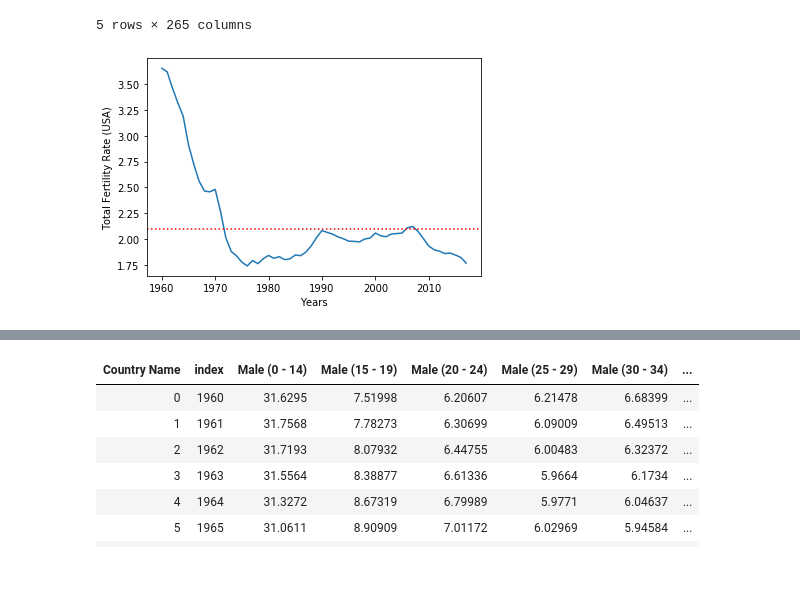
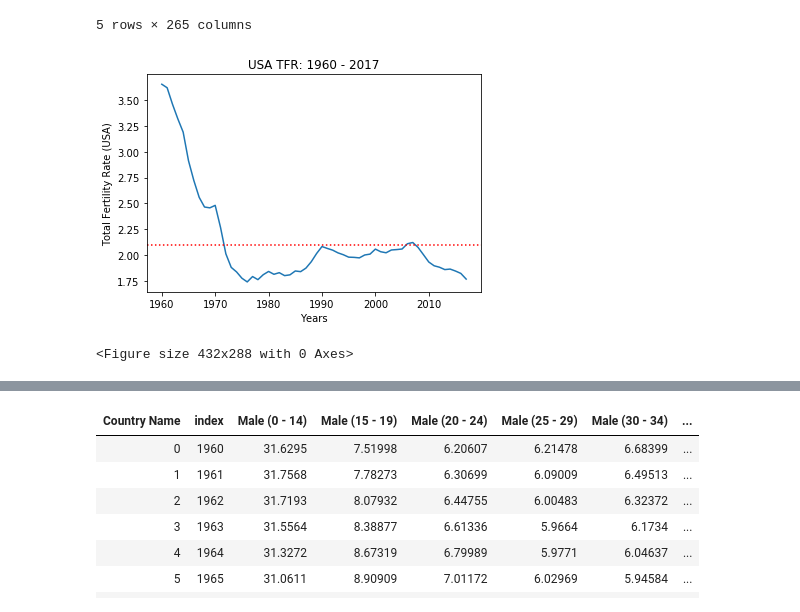
Before and after one commit to plowden/project-1-group-6, a Jupyter notebook: thien.ipynb, the cells around one changed output, grey strips where cells are left out. Saved outputs shown, nothing was run; the diff lists cells and outputs as text; code cells hidden in the pictures; blank space fills up the shorter version.

```diff
--- a/thien.ipynb
+++ b/thien.ipynb
@@ -54,20 +56,23 @@ wb_tfr_df_idx_rst.head()
 # %%
 # assign x and y values to prepare to plot graph
 tfr_year = wb_tfr_df_idx_rst['index']
 usa_tfr = wb_tfr_df_idx_rst['United States']
 
 # plot data using line graph
 #ax, fig = plt.subplots()
 plt.plot(tfr_year, usa_tfr)
 plt.xticks([0,10,20,30,40,50])
 plt.ylabel('Total Fertility Rate (USA)')
 plt.xlabel('Years')
+plt.title('USA TFR: 1960 - 2017')
 
 # plot constant replacement rate = 2.1
 plt.axhline(y=2.1, color='r', linestyle=':')
 plt.show()
+plt.savefig('Images/usa_tfr_1960_2017.png')
 # %% [output]
-[figure, old version]
+[figure, new version]
+<Figure size 432x288 with 0 Axes>
 # %%
 # plot TFR of JAPAN, RUSSIA, CHINA, UK relative to USA
 russia_tfr = wb_tfr_df_idx_rst['Russian Federation']
```
Also changed, not shown: parts of 5 cells of this notebook, 4 other files.
